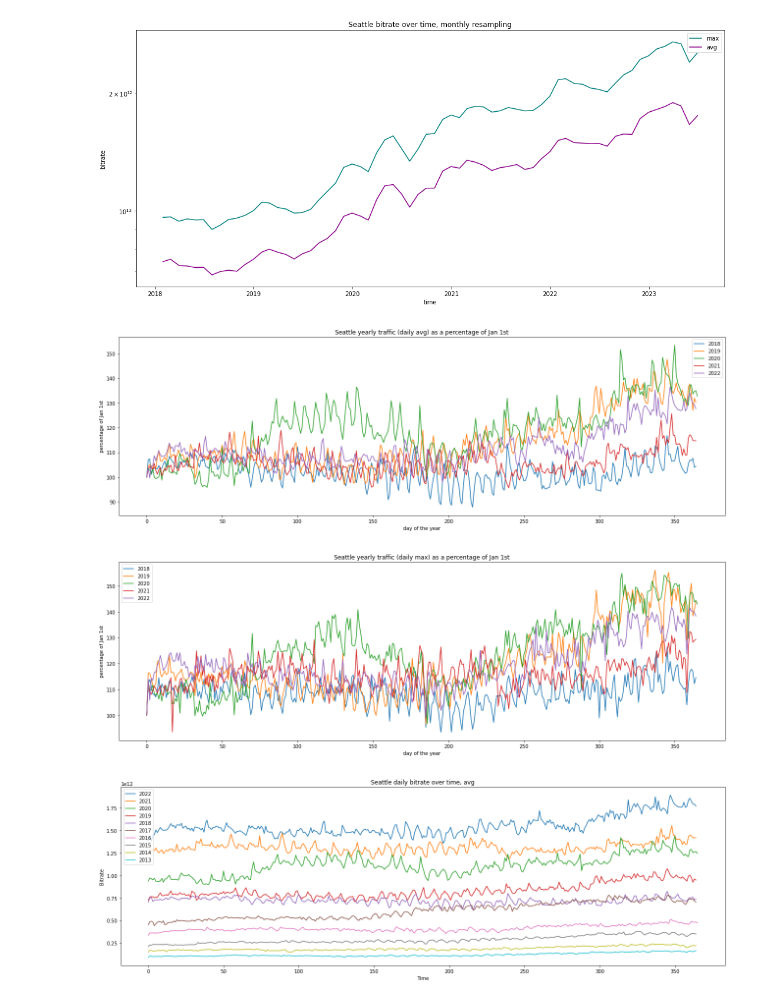
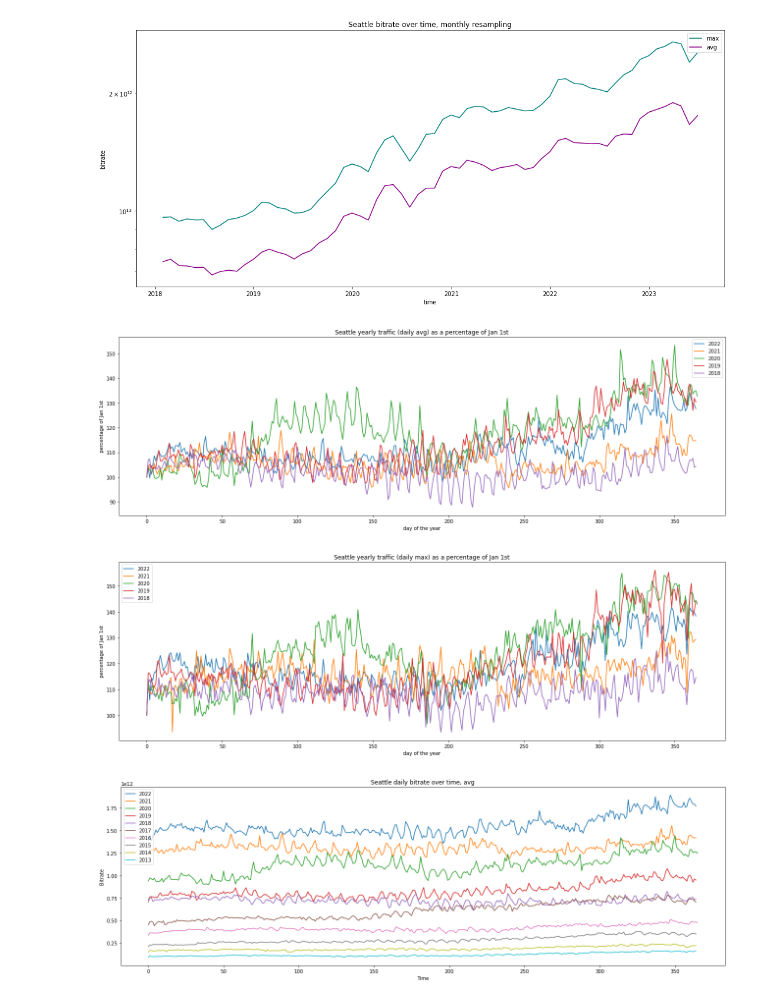
Before and after one commit to Ola2904/increasing_traffic_model, a Jupyter notebook: drawings.ipynb, the cells around one changed output. Saved outputs shown, nothing was run; the diff lists cells and outputs as text; code cells hidden in the pictures.

```diff
--- a/drawings.ipynb
+++ b/drawings.ipynb
@@ -132,7 +132,7 @@ def draw_request_count_over_time(source_node = -1, destination_node = -1, figsiz
 def read_seattle_data(aggregation='avg'):
     """
     reads the files with Seattle data;
-    aggregation types: 'avg' and 'max'
+    daily aggregation types: 'avg' and 'max'
     """
     if(aggregation == 'avg'):
         six_daily_avg = pd.read_csv('agg_avg_daily.txt', sep='\t')
@@ -160,7 +160,7 @@ def read_seattle_data(aggregation='avg'):
 def draw_seattle_year_month_by_month(year=2022, aggregation='max', figsize=(18,6), savefig=False):
     """
     draws Seattle data month by month for a chosen year and aggregation type, with reset indexes;
-    aggregation types: 'avg' and 'max'
+    daily aggregation types: 'avg' and 'max'
     """
     datasource = read_seattle_data(aggregation)
     year=year
@@ -192,7 +192,7 @@ def draw_seattle_year_month_by_month(year=2022, aggregation='max', figsize=(18,6
 def draw_seattle_avg_and_max(from_date=0, ylog=True, figsize=(15,7), resampling='no', savefig=False):
     """
     draws Seatlle traffic from specified date formatted as 'yyyy-mm-dd' (or from the beginning if 0);
-    aggregation types: 'avg' and 'max', ylog: use logaritmic yaxis, optional resampling: 'weekly' and 'monthly'
+    daily aggregation types: 'avg' and 'max', ylog: use logaritmic yaxis, optional resampling: 'weekly' and 'monthly'
     """
     six_daily_avg = read_seattle_data('avg')
     six_daily_max = read_seattle_data('max')
@@ -226,7 +226,7 @@ def draw_seattle_avg_and_max(from_date=0, ylog=True, figsize=(15,7), resampling=
 def draw_seattle_year_by_year(aggregation='avg', year_from=2018, year_to=2022, ylog=False, figsize=(18,6), resampling='no', savefig=False):
     """
     draws Seatlle traffic for the chosen year range with reset indexes;
-    aggregation types: 'avg' and 'max', ylog: use logaritmic yaxis, optional resampling: 'weekly' and 'monthly'
+    daily aggregation types: 'avg' and 'max', ylog: use logaritmic yaxis, optional resampling: 'weekly' and 'monthly'
     """
     if(aggregation != 'avg' and aggregation != 'max'):
         print('unknown aggregation')
@@ -262,7 +262,7 @@ def draw_seattle_year_by_year(aggregation='avg', year_from=2018, year_to=2022, y
 def draw_seattle_cumsums(aggregation='avg', year_from=2018, year_to=2022, figsize=(18,6), savefig=False):
     """
     draws cumsums for the chosen year range with reset indexes;
-    aggregation types: 'avg' and 'max'
+    daily aggregation types: 'avg' and 'max'
     """
     if(aggregation != 'avg' and aggregation != 'max'):
         print('unknown aggregation')
@@ -286,8 +286,12 @@ def draw_seattle_cumsums(aggregation='avg', year_from=2018, year_to=2022, figsiz
 
 
 def draw_seattle_percentage_yearly(aggregation='avg', year_from=2018, year_to=2022, figsize=(18,6), savefig=False):
+    """
+    draws Seatlle traffic as a percentage of traffic from Jan 1st for a chosen year range;
+    daily aggregation types: 'avg' and 'max'
+    """
     seattle_avg = read_seattle_data(aggregation)
-    years=np.arange(year_from,year_to+1)
+    years=np.arange(year_to,year_from-1,-1)
     plt.figure(figsize=figsize)
     for year in years:
         seattle_list = seattle_avg['{}-01-01'.format(year):'{}-12-31'.format(year)]['bitrate']
@@ -303,4 +307,24 @@ def draw_seattle_percentage_yearly(aggregation='avg', year_from=2018, year_to=20
     if(savefig):
         plt.savefig('seattle_percentage_yearly_{}_{}_{}.jpeg'.format(aggregation,year_from,year_to), dpi=600)
     plt.show()
+
+
+def draw_seattle_percentage_from_date(aggregation='avg', from_date=0, figsize=(18,6), savefig=False):
+    """
+    draws Seatlle traffic as a percentage of traffic from specified date formatted as 'yyyy-mm-dd' (or from the beginning if 0);
+    daily aggregation types: 'avg' and 'max'
+    """
+    seattle_avg = read_seattle_data(aggregation)
+    plt.figure(figsize=figsize)
+    seattle_list = seattle_avg[from_date:]['bitrate']
+    first_value = seattle_list[0]
+    percentages = (seattle_list / first_value) * 100
+    plt.plot(percentages)
+    plt.title('Seattle yearly traffic (daily {}) as a percentage of {}'.format(aggregation, from_date))
+    plt.ylabel('percentage of {}'.format(from_date))
+    plt.xlabel('day of the year')
+    plt.tight_layout()
+    if(savefig):
+        plt.savefig('draw_seattle_percentage_from_date_{}_{}.jpeg'.format(from_date,aggregation), dpi=600)
+    plt.show()
 # %%
@@ -334,11 +358,11 @@ draw_seattle_avg_and_max(from_date='2018-01-01',ylog=True,resampling='monthly',
 [figure]
 [figure]
 # %%
-draw_seattle_percentage_yearly(aggregation='avg', year_from=2018, year_to=2022, savefig=True)
-draw_seattle_percentage_yearly(aggregation='max', year_from=2018, year_to=2022, savefig=True)
+draw_seattle_percentage_yearly(aggregation='avg', year_from=2018, year_to=2022, savefig=False)
+draw_seattle_percentage_yearly(aggregation='max', year_from=2018, year_to=2022, savefig=False)
 # %% [output]
-[figure, old version]
+[figure, new version]
-[figure, old version]
+[figure, new version]
 # %%
 draw_seattle_year_by_year(aggregation='avg', year_from=2013, year_to=2022)
 # %% [output]
```
Also changed, not shown: parts of 5 cells of this notebook.
